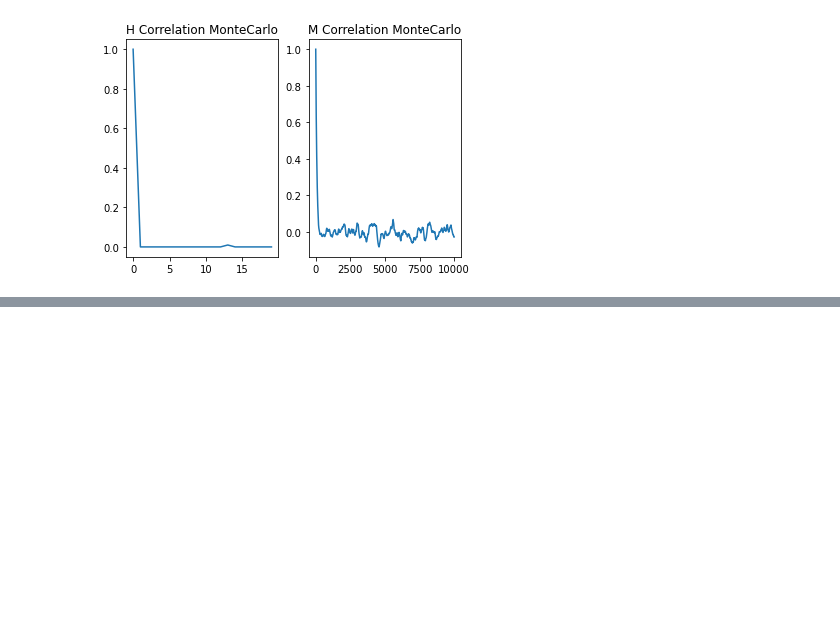
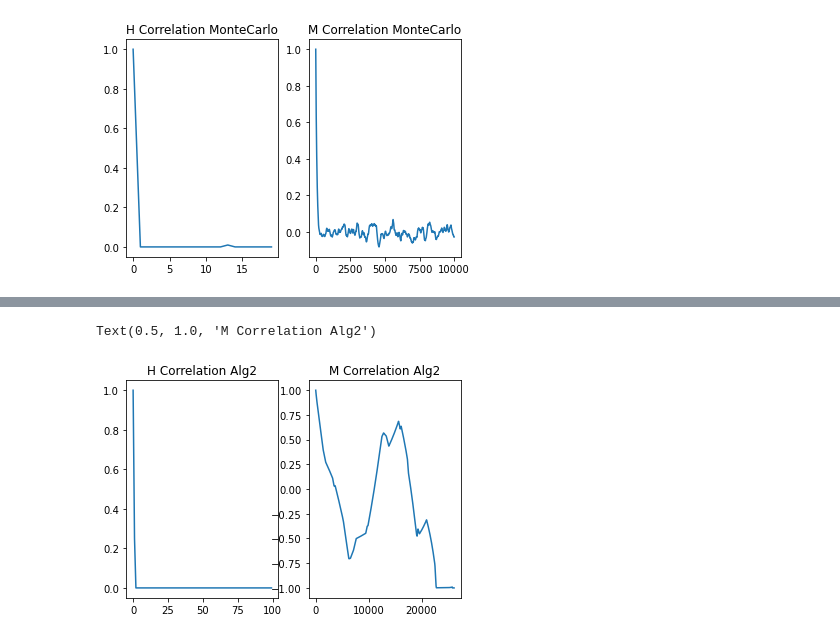
Before and after one commit to SabSav/thesis-code, a Jupyter notebook: examples/3_spins/Chart_low_T.ipynb, the cells around one changed output, grey strips where cells are left out. Saved outputs shown, nothing was run; the diff lists cells and outputs as text; code cells hidden in the pictures; blank space fills up the shorter version.

```diff
--- a/examples/3_spins/Chart_low_T.ipynb
+++ b/examples/3_spins/Chart_low_T.ipynb
@@ -188,0 +247,11 @@ Magnetization: 0.46695324357987256
+# %%
+alg2_engy_corr = acrl(alg2["energy_sample"], 100)
+alg2_m_corr = acrl(alg2["magnetization_sample"], len(alg2["magnetization_sample"]))
+fig_kde, axes = plt.subplots(1, 2)
+axes[0].plot(alg2_engy_corr)
+axes[0].set_title("H Correlation Alg2")
+axes[1].plot(alg2_m_corr)
+axes[1].set_title("M Correlation Alg2")
+# %% [output]
+Text(0.5, 1.0, 'M Correlation Alg2')
+[figure, added]
```
Also changed, not shown: parts of 13 cells of this notebook, 31 other files.
